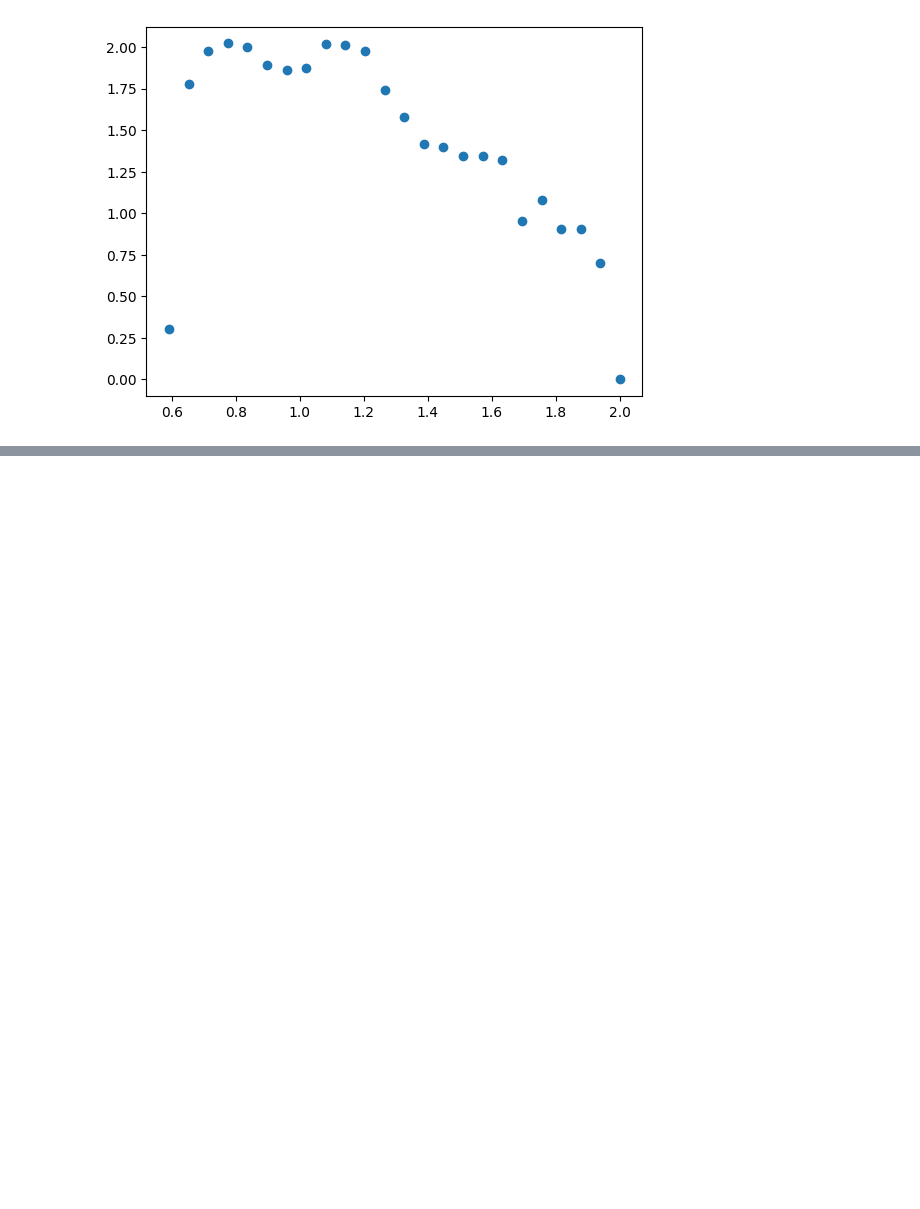
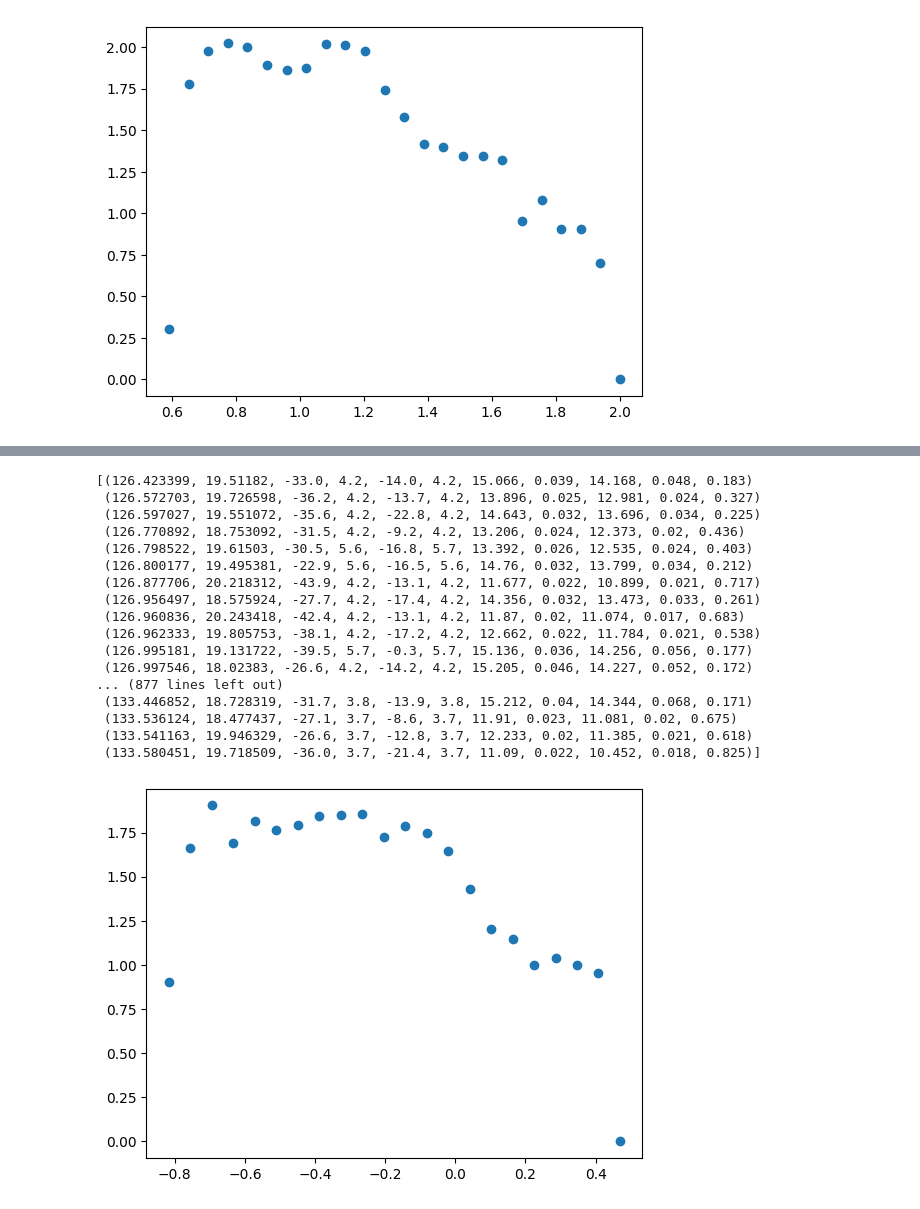
Before and after one commit to laxm7/sta_project, a Jupyter notebook: imf_chiara_felix_laxman.ipynb, the cells around one changed output, grey strips where cells are left out. Saved outputs shown, nothing was run; the diff lists cells and outputs as text; code cells hidden in the pictures; blank space fills up the shorter version.

```diff
--- a/imf_chiara_felix_laxman.ipynb
+++ b/imf_chiara_felix_laxman.ipynb
@@ -43,3 +67,38 @@ Length = 3351 rows
+# %%
+import numpy as np
+from matplotlib import pyplot as plt
+from astropy.io import ascii, fits
+
+# table = ascii.read("table2.dat", readme="ReadMe.txt")
+table = fits.getdata("./Praesepe/table2.dat.fits", readme="./Praesepe/ReadMe.txt")
+print(table)
+m = table["Mass"]
+m = m[m>0]
+
+x = np.logspace(-1, 2, 50)
+y, _ = np.histogram(m, x)
+
+plt.plot(np.log10(x[1:]), np.log10(y), "o")
+plt.show()
+# %% [output]
+[(126.423399, 19.51182, -33.0, 4.2, -14.0, 4.2, 15.066, 0.039, 14.168, 0.048, 0.183)
+ (126.572703, 19.726598, -36.2, 4.2, -13.7, 4.2, 13.896, 0.025, 12.981, 0.024, 0.327)
+ (126.597027, 19.551072, -35.6, 4.2, -22.8, 4.2, 14.643, 0.032, 13.696, 0.034, 0.225)
+ (126.770892, 18.753092, -31.5, 4.2, -9.2, 4.2, 13.206, 0.024, 12.373, 0.02, 0.436)
+ (126.798522, 19.61503, -30.5, 5.6, -16.8, 5.7, 13.392, 0.026, 12.535, 0.024, 0.403)
+ (126.800177, 19.495381, -22.9, 5.6, -16.5, 5.6, 14.76, 0.032, 13.799, 0.034, 0.212)
+ (126.877706, 20.218312, -43.9, 4.2, -13.1, 4.2, 11.677, 0.022, 10.899, 0.021, 0.717)
+ (126.956497, 18.575924, -27.7, 4.2, -17.4, 4.2, 14.356, 0.032, 13.473, 0.033, 0.261)
+ (126.960836, 20.243418, -42.4, 4.2, -13.1, 4.2, 11.87, 0.02, 11.074, 0.017, 0.683)
+ (126.962333, 19.805753, -38.1, 4.2, -17.2, 4.2, 12.662, 0.022, 11.784, 0.021, 0.538)
+ (126.995181, 19.131722, -39.5, 5.7, -0.3, 5.7, 15.136, 0.036, 14.256, 0.056, 0.177)
+ (126.997546, 18.02383, -26.6, 4.2, -14.2, 4.2, 15.205, 0.046, 14.227, 0.052, 0.172)
+... (877 lines left out)
+ (133.446852, 18.728319, -31.7, 3.8, -13.9, 3.8, 15.212, 0.04, 14.344, 0.068, 0.171)
+ (133.536124, 18.477437, -27.1, 3.7, -8.6, 3.7, 11.91, 0.023, 11.081, 0.02, 0.675)
+ (133.541163, 19.946329, -26.6, 3.7, -12.8, 3.7, 12.233, 0.02, 11.385, 0.021, 0.618)
+ (133.580451, 19.718509, -36.0, 3.7, -21.4, 3.7, 11.09, 0.022, 10.452, 0.018, 0.825)]
+[figure, added]
 # %% [markdown]
 # References
 
```
Also changed, not shown: parts of 2 cells of this notebook, 6 other files.
